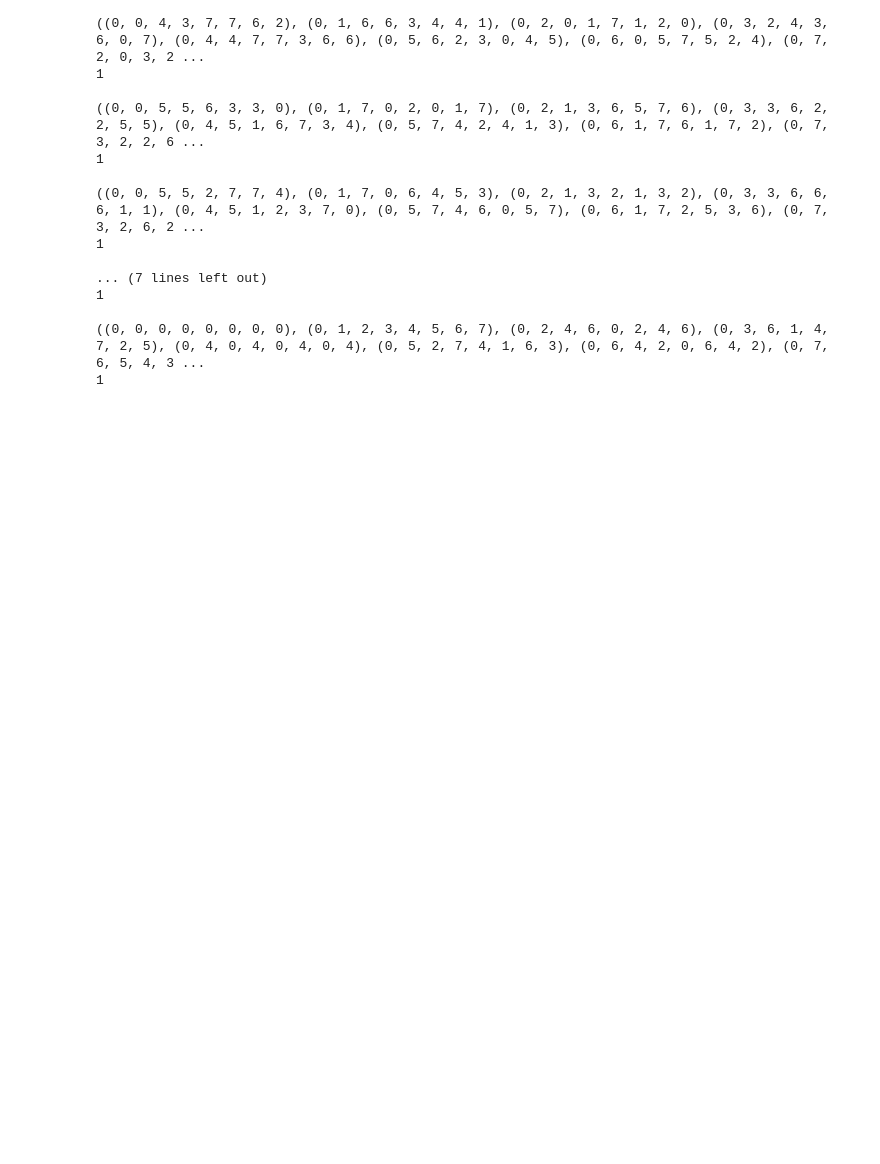
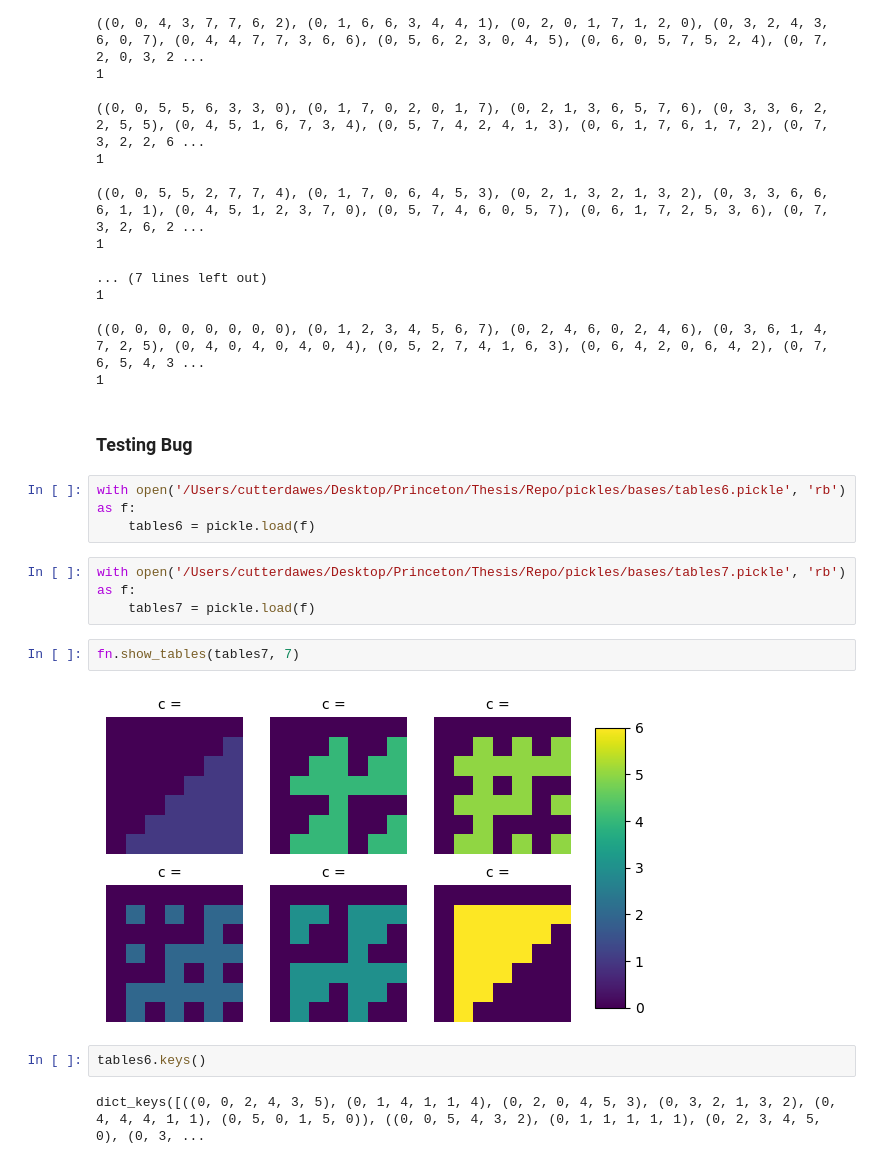
Before and after one commit to cutterdawes/BaseAddition, a Jupyter notebook: statistical/statistical.ipynb, the cells around one changed output. Saved outputs shown, nothing was run; the diff lists cells and outputs as text; blank space fills up the shorter version.

```diff
--- a/statistical/statistical.ipynb
+++ b/statistical/statistical.ipynb
@@ -408,3 +408,19 @@ for c_class in all_tables[b].keys():
 
 ((0, 0, 0, 0, 0, 0, 0, 0), (0, 1, 2, 3, 4, 5, 6, 7), (0, 2, 4, 6, 0, 2, 4, 6), (0, 3, 6, 1, 4, 7, 2, 5), (0, 4, 0, 4, 0, 4, 0, 4), (0, 5, 2, 7, 4, 1, 6, 3), (0, 6, 4, 2, 0, 6, 4, 2), (0, 7, 6, 5, 4, 3 ...
 1
+# %% [markdown]
+### Testing Bug
+# %%
+with open('/Users/cutterdawes/Desktop/Princeton/Thesis/Repo/pickles/bases/tables6.pickle', 'rb') as f:
+    tables6 = pickle.load(f)
+# %%
+with open('/Users/cutterdawes/Desktop/Princeton/Thesis/Repo/pickles/bases/tables7.pickle', 'rb') as f:
+    tables7 = pickle.load(f)
+# %%
+fn.show_tables(tables7, 7)
+# %% [output]
+[figure, added]
+# %%
+tables6.keys()
+# %% [output]
+dict_keys([((0, 0, 2, 4, 3, 5), (0, 1, 4, 1, 1, 4), (0, 2, 0, 4, 5, 3), (0, 3, 2, 1, 3, 2), (0, 4, 4, 4, 1, 1), (0, 5, 0, 1, 5, 0)), ((0, 0, 5, 4, 3, 2), (0, 1, 1, 1, 1, 1), (0, 2, 3, 4, 5, 0), (0, 3, ...
```
Also changed, not shown: parts of 1 cell of this notebook, 1 other file.
